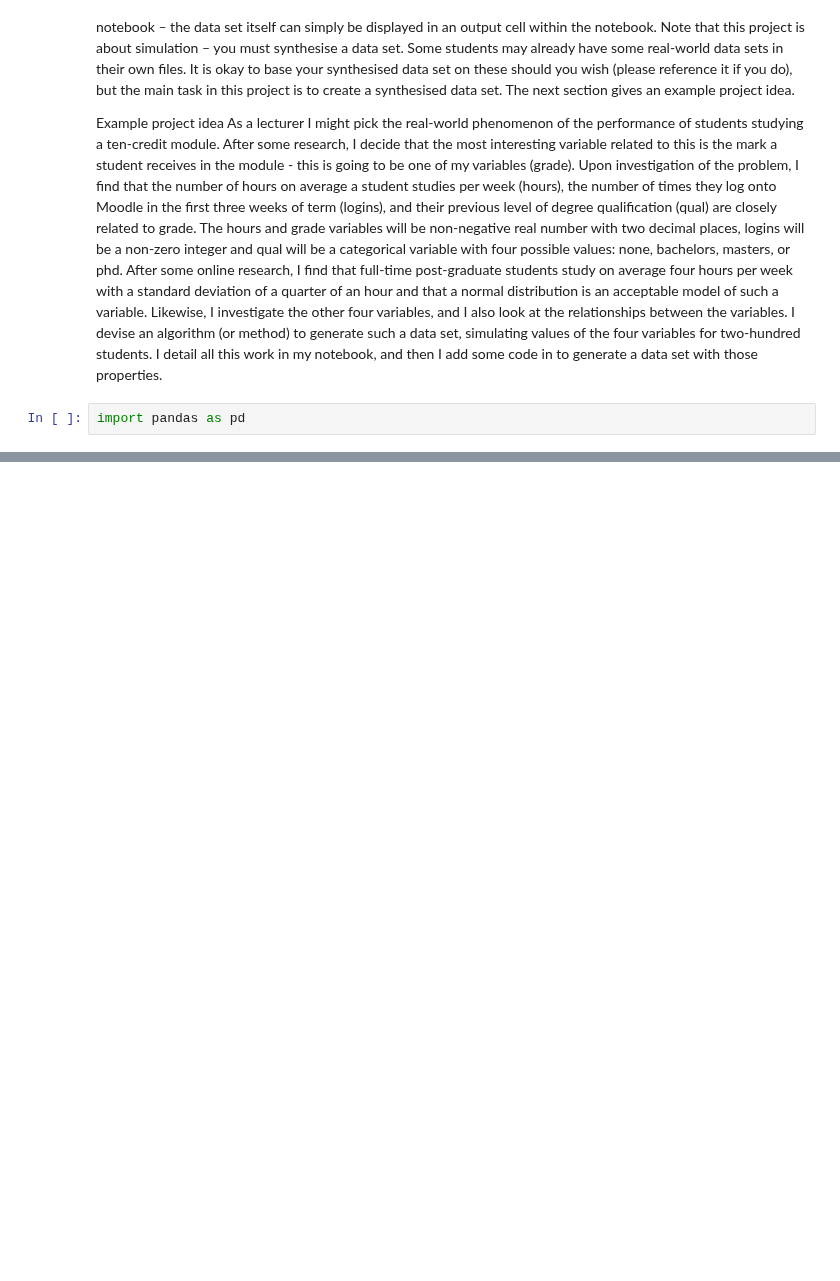
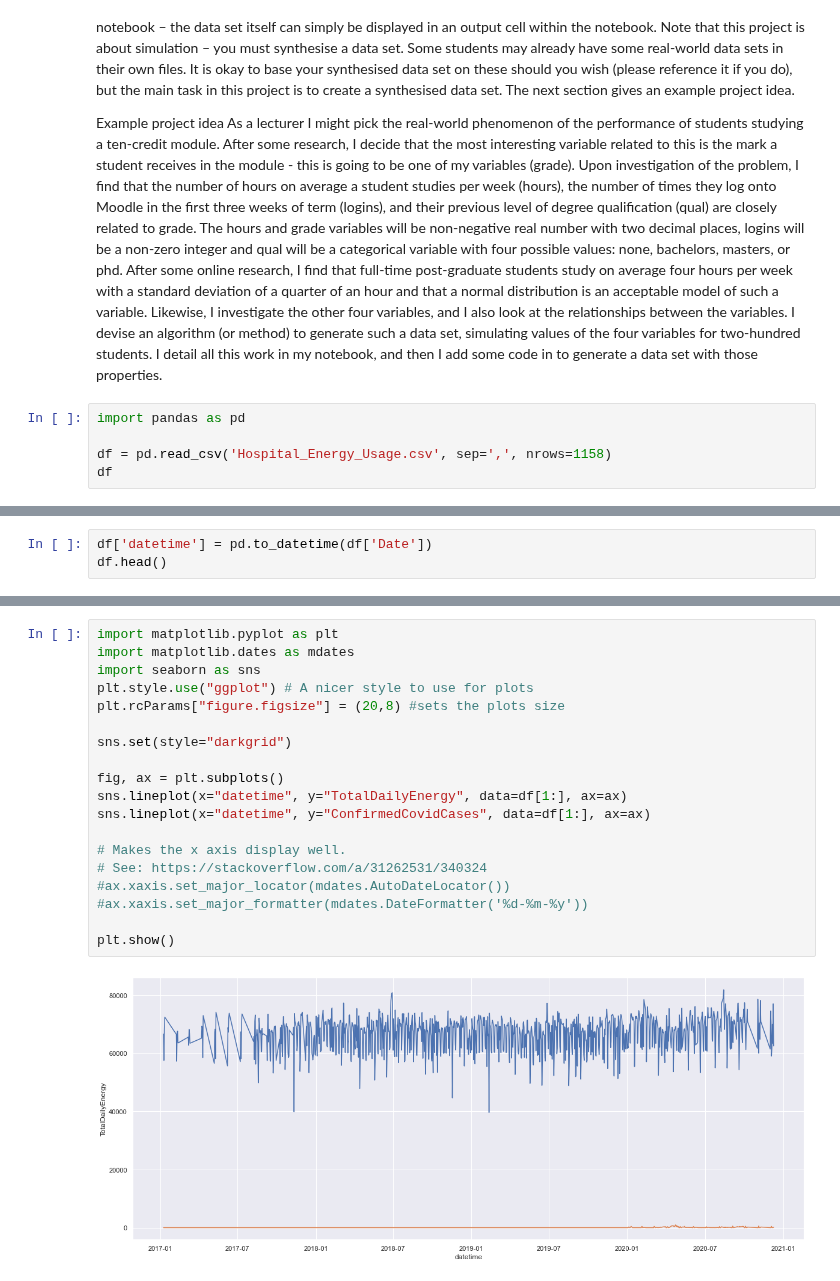
Before and after one commit to Keitho08/Prog_for_data_analyis_project_2020, a Jupyter notebook: Programming_for_Data_Analysis_Project_2020.ipynb, the cells around one changed output, grey strips where cells are left out. Cells and saved outputs as stored; diff of their text form; blank space fills up the shorter version.

```diff
--- a/Programming_for_Data_Analysis_Project_2020.ipynb
+++ b/Programming_for_Data_Analysis_Project_2020.ipynb
@@ -41,3 +41,6 @@ four variables for two-hundred students. I detail all this work in my notebook,
 I add some code in to generate a data set with those properties.
 # %%
 import pandas as pd
+
+df = pd.read_csv('Hospital_Energy_Usage.csv', sep=',', nrows=1158)
+df
@@ -43,0 +61,3 @@ import pandas as pd
+# %%
+df['datetime'] = pd.to_datetime(df['Date'])
+df.head()
@@ -43,0 +72,21 @@ import pandas as pd
+# %%
+import matplotlib.pyplot as plt
+import matplotlib.dates as mdates
+import seaborn as sns
+plt.style.use("ggplot") # A nicer style to use for plots
+plt.rcParams["figure.figsize"] = (20,8) #sets the plots size
+
+sns.set(style="darkgrid")
+
+fig, ax = plt.subplots()
+sns.lineplot(x="datetime", y="TotalDailyEnergy", data=df[1:], ax=ax)
+sns.lineplot(x="datetime", y="ConfirmedCovidCases", data=df[1:], ax=ax)
+
+# Makes the x axis display well.
+# See: https://stackoverflow.com/a/31262531/340324
+#ax.xaxis.set_major_locator(mdates.AutoDateLocator())
+#ax.xaxis.set_major_formatter(mdates.DateFormatter('%d-%m-%y'))
+
+plt.show()
+# %% [output]
+[figure, added]
```
Also changed, not shown: parts of 2 cells of this notebook, 2 other files.
